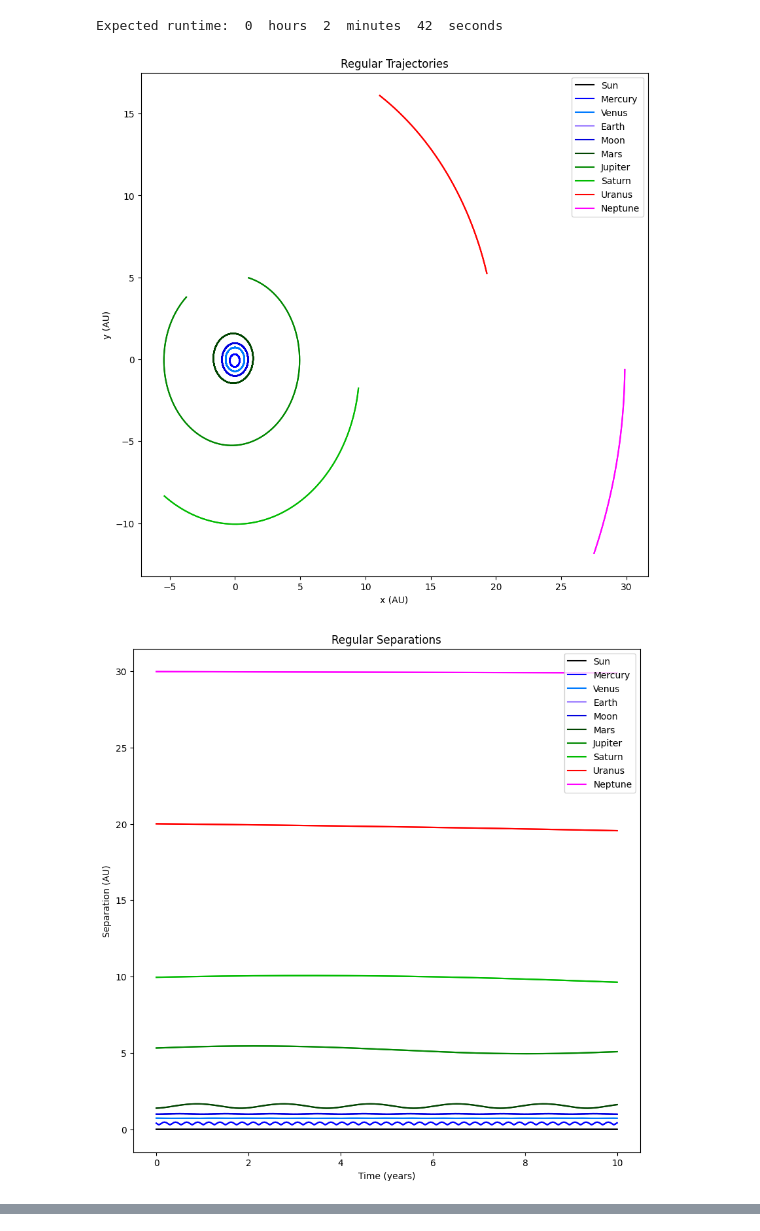
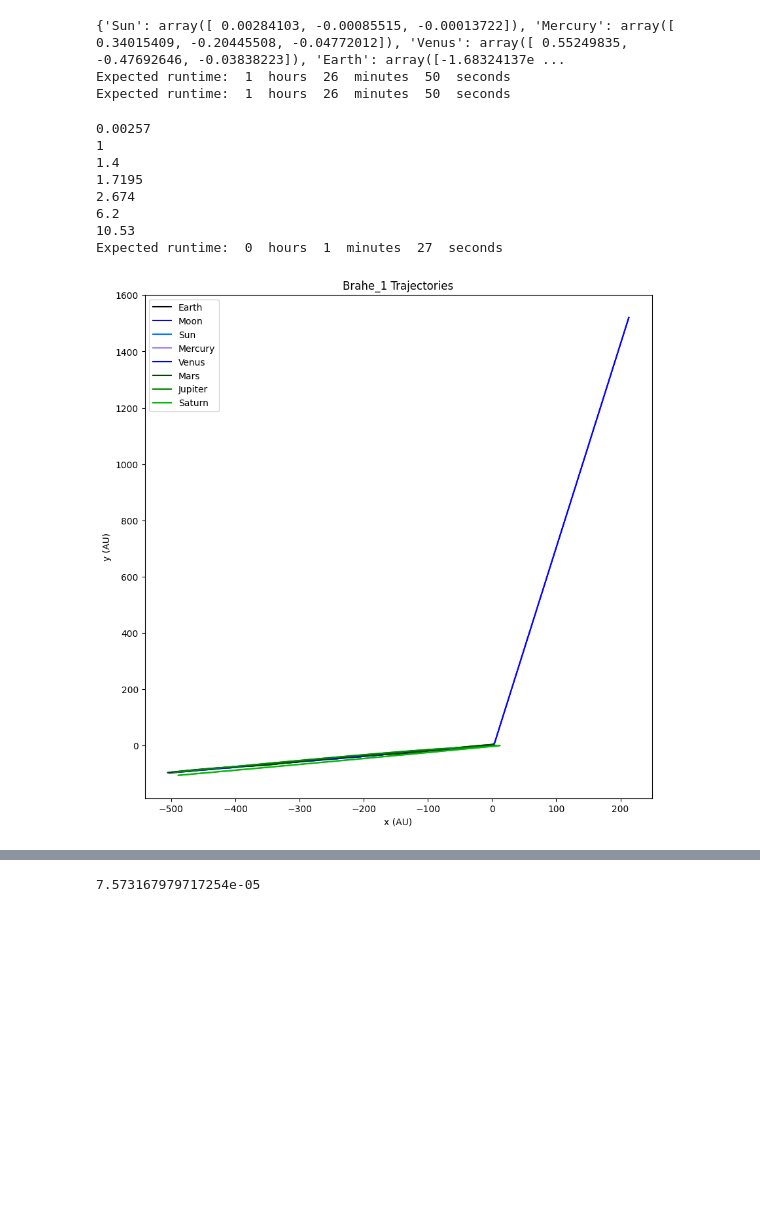
Before and after one commit to D123aniel/Astrophysics, a Jupyter notebook: Solar Simulation Project/project.ipynb, the cells around one changed output, grey strips where cells are left out. Saved outputs shown, nothing was run; the diff lists cells and outputs as text; code cells hidden in the pictures; blank space fills up the shorter version.

Commit message:
Added Brahe

```diff
--- a/Solar Simulation Project/project.ipynb
+++ b/Solar Simulation Project/project.ipynb
@@ -290,14 +305,65 @@ Expected runtime:  0  hours  1  minutes  53  seconds
 reg_objects = np.array(["Sun","Mercury","Venus","Earth","Moon","Mars","Jupiter","Saturn","Uranus","Neptune"])
 reg_init_pos={}
 assign_pos(reg_init_pos,positions,reg_objects)
-dt=0.0005
-tmax=10
-c_reg = 8.130995392799378e-05
-#runtime = C*t_max*N**2/d_t
-#16.261990785598755 for dt = 0.0005, tmax = 1
+dt=0.00005
+tmax=50
+#laptop c = 5.210237240791321e-05
+#pc c = 8.130995392799378e-05
+c_reg = 5.210237240791321e-05
 calc_run_time(c_reg,reg_objects,tmax,dt)
-run_simulation("Regular",reg_objects,reg_init_pos,masses,initial_velocities,dt,tmax)
+run_simulation("Regular_1",reg_objects,reg_init_pos,masses,initial_velocities,dt,tmax)
+
+dt = 0.0005
+tmax = 500
+calc_run_time(c_reg,reg_objects,tmax,dt)
+run_simulation("Regular_2",reg_objects,reg_init_pos,masses,initial_velocities,dt,tmax)
 # %% [output]
-Expected runtime:  0  hours  2  minutes  42  seconds
+{'Sun': array([ 0.00284103, -0.00085515, -0.00013722]), 'Mercury': array([ 0.34015409, -0.20445508, -0.04772012]), 'Venus': array([ 0.55249835, -0.47692646, -0.03838223]), 'Earth': array([-1.68324137e ...
+Expected runtime:  1  hours  26  minutes  50  seconds
+Expected runtime:  1  hours  26  minutes  50  seconds
-[figure, removed]
-[figure, removed]
+# %%
+#Brahe Model - All the planets orbit the sun, and the moon and the sun orbit the earth, geocentric
+br_objects = np.array(["Earth","Moon","Sun","Mercury","Venus","Mars","Jupiter","Saturn"])
+br_init_pos = {}
+br_init_pos["Earth"] = np.array([0,0,0])
+br_init_pos["Moon"] = np.array([0.00257,0,0]) #Moon is about 0.00257 AU from the Earth
+br_init_pos["Sun"] = np.array([1,0,0]) #Sun is 1 AU from the Earth
+br_init_pos["Mercury"] = np.array([1.4,0,0]) #Mercury is ~0.4 AU from the Sun
+br_init_pos["Venus"] = np.array([1.7195,0,0]) #Venus is ~0.7195 AU from the Sun
+br_init_pos["Mars"] = np.array([2.674,0,0]) #Mars is ~1.674 AU from the Sun
+br_init_pos["Jupiter"] = np.array([6.2,0,0]) #Jupiter is ~5.2 AU from the Sun
+br_init_pos["Saturn"] = np.array([10.53,0,0]) #Saturn is ~9.53 AU from the Sun
+
+#Set initial velocity function using Kepler's Law
+br_init_vel = {}
+def br_set_init_vel(name):
+    r = br_init_pos[name][0]
+    print(r)
+    T = np.sqrt((4*np.pi**2*r**3)/(newtong))
+    br_init_vel[name] = np.array([0,2*np.pi*r/T,0])
+
+for i in range(1,len(br_objects)):
+    br_set_init_vel(br_objects[i])
+
+#Run Simulation
+dt = 0.0005
+tmax = 10
+c_br = 6.86464449390769e-05
+#7.573167979717254e-05
+calc_run_time(c_br, br_objects, tmax, dt)
+start = time.time()
+run_simulation("Brahe_1",br_objects,br_init_pos,masses,initial_velocities,dt,tmax)
+end = time.time()
+runtimebr = end-start
+cc = calcC(br_objects, tmax, dt, runtimebr)
+print(cc)
+# %% [output]
+0.00257
+1
+1.4
+1.7195
+2.674
+6.2
+10.53
+Expected runtime:  0  hours  1  minutes  27  seconds
+[figure, added]
@@ -303,0 +371 @@ Expected runtime:  0  hours  2  minutes  42  seconds
+7.573167979717254e-05
```
Also changed, not shown: parts of 4 cells of this notebook, 2 other files.
